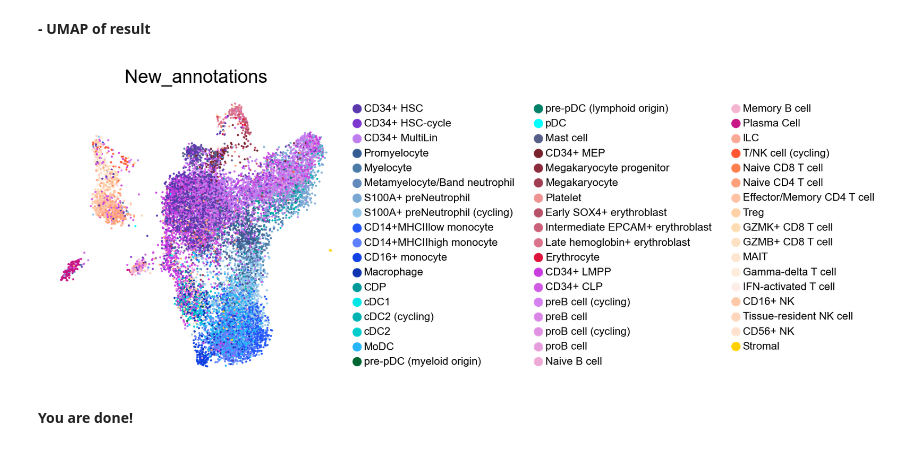
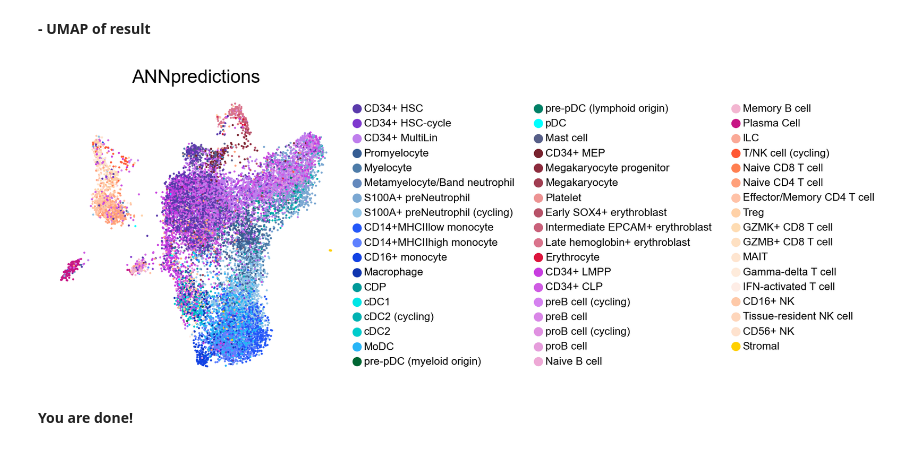
Before and after one commit to lavalleelab/ANN-CAST, a Jupyter notebook: Classifier_python.ipynb, the cells around one changed output. Drawn from its saved outputs; the diff is of its cells as text; code cells hidden in the pictures.

```diff
--- a/Classifier_python.ipynb
+++ b/Classifier_python.ipynb
@@ -42,7 +42,7 @@ if not os.path.exists("test_data/GallenFull_integrated.h5ad"):
 # %% [markdown]
 Color palette we love:
 # %%
-color_mix = {
+color_palette = {
 #purple
 'CD34+ HSC' : '#5A3AAB',
 'CD34+ HSC-cycle' : '#7F38CF',
@@ -51,6 +51,7 @@ color_mix = {
 #Myeloid lineage  #blue
 'Promyelocyte': '#365D93',
 'Myelocyte': '#4D7BA8',
+
 'Metamyelocyte/Band neutrophil': '#6489BD',
 'S100A+ preNeutrophil': '#7AA7D2',
 'S100A+ preNeutrophil (cycling)': '#91C5E7',
@@ -82,7 +83,6 @@ color_mix = {
 'Early SOX4+ erythroblast': '#B75268',
 'Intermediate EPCAM+ erythroblast': '#C9617A',
 'Late hemoglobin+ erythroblast': '#DA748C',
-
 'Erythrocyte': '#DC143C',
 
 # Lymphocyte B
@@ -96,7 +96,6 @@ color_mix = {
 'Naive B cell': '#EEA9D6',
 'Memory B cell':'#F3B6D1',
 'Plasma Cell' : '#C71585',
-
 
 # Lymphocyte T/NK
 'ILC' : '#faa997',
@@ -114,10 +113,9 @@ color_mix = {
 'Tissue-resident NK cell': '#FED6BB',
 'CD56+ NK': '#FEE2CE',
 
-
 'Stromal' : "#ffd000" ,
 
-    }
+}
 # %% [markdown]
 ## Classification
 # %% [markdown]
@@ -138,22 +136,19 @@ def classification(adata,features_all,model_all_cell_types):
 
     #Create a sparse matrix or zeros
     temp = sp.csr_matrix( (len(adata.obs.index),len(absent_features)), dtype=np.double)
-    #temp = np.zeros((len(adata.obs.index), len(absent_features)))
-    #temp = pd.DataFrame(temp, index = adata.obs.index, columns = absent_features)
 
     #Create an index of column names, since csr_matrix dont have column names
     colnames = pd.Index(adata.var.index.to_list() +absent_features)
 
     #concatenate sparse matrices
     final_df = sp.hstack((sp.csr_matrix(adata.X), temp), format='csr')
-    #final_df = pd.concat([adata.to_df(), temp], axis = 1)
-
 
     #Reorder the columns in the expected order
     df_test_all_ct =final_df[:,colnames.get_indexer_for(features_all)]
+
     # annotate other cell types
     pred_others_cell_types = model_all_cell_types.predict(df_test_all_ct)
-    adata.obs['New_annotations'] = pred_others_cell_types
+    adata.obs['ANNpredictions'] = pred_others_cell_types
     return adata
 # %% [markdown]
 ## Read in your sample here
@@ -192,14 +187,14 @@ Normalization skipped, the matrix appears to be already normalized.
 # %%
 adata = classification(adata,features,model)
 
-adata.obs['New_annotations'] = pd.Categorical(adata.obs['New_annotations'], categories= list(color_mix.keys()))
+adata.obs['ANNpredictions'] = pd.Categorical(adata.obs['ANNpredictions'], categories= list(color_palette.keys()))
 # %% [markdown]
 <b>- UMAP of result
 # %%
 sc.set_figure_params(dpi=100, frameon = None)
-sc.pl.umap(adata , color=['New_annotations'],palette=color_mix, s=10, legend_fontsize ='xx-small',
+sc.pl.umap(adata , color=['ANNpredictions'],palette=color_palette, s=10, legend_fontsize ='xx-small',
            legend_fontweight = 'light')
 # %% [output]
-[figure, old version]
+[figure, new version]
 # %% [markdown]
 <b> You are done!
```
Also changed, not shown: 1 other file.
